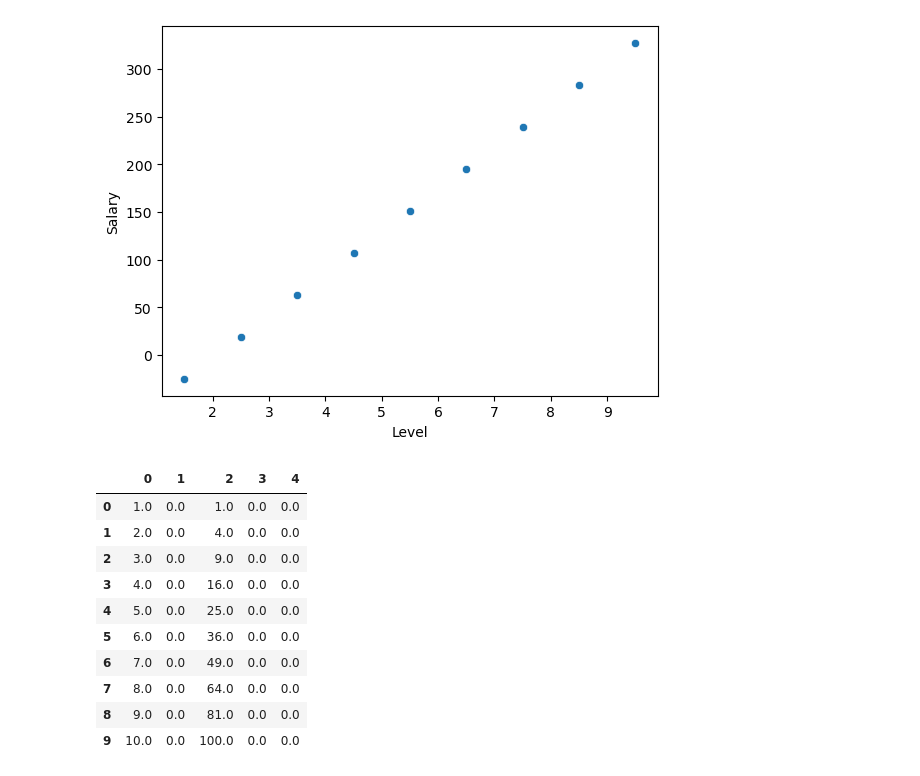
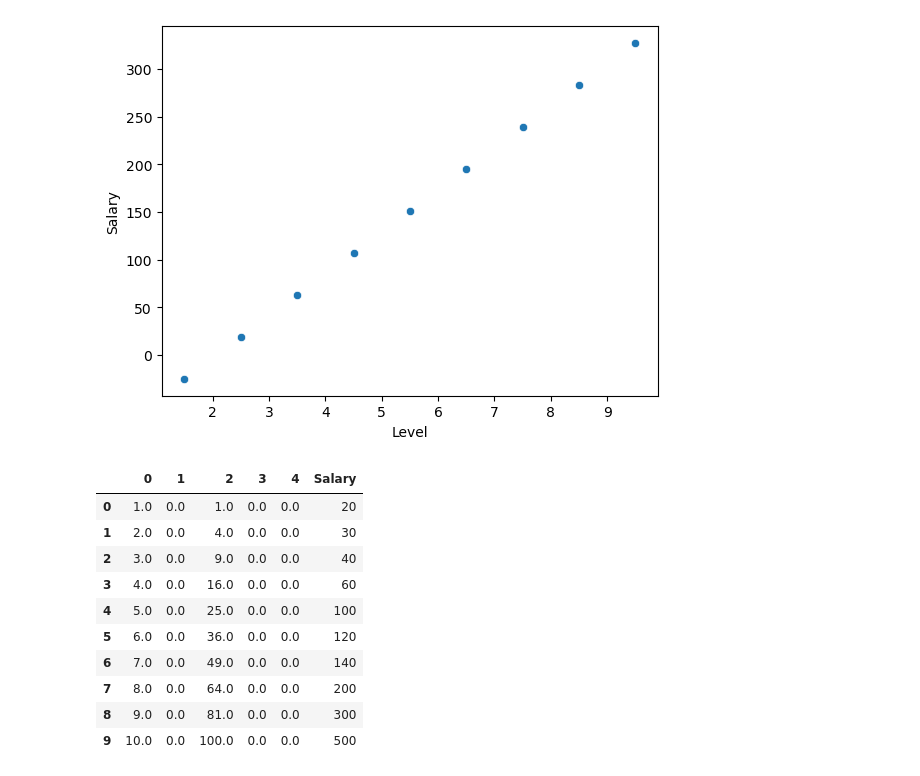
Before and after one commit to kcalliga/mydatasciencebook, a Jupyter notebook: Chapter2/PolynomialRegression.ipynb, the cells around one changed output. Cells and saved outputs as stored; diff of their text form; code cells hidden in the pictures.

```diff
--- a/Chapter2/PolynomialRegression.ipynb
+++ b/Chapter2/PolynomialRegression.ipynb
@@ -8,5 +8,5 @@ import matplotlib.pyplot as plt
 # For additional plotting stuff
 import seaborn as sns
 # %%
-data = pd.read_csv("PolynomialRegression1.csv")
+data_without_poly = pd.read_csv("PolynomialRegression1.csv")
 # %%
@@ -25,6 +25,6 @@ data
 | 9 | 10 | 0 | 500 |
 # %%
 # Split data into X and Y
-X = data.drop("Salary", axis=1)
-y = data["Salary"]
+X = data_without_poly.drop("Salary", axis=1)
+y = data_without_poly["Salary"]
 # %%
@@ -82,17 +80,5 @@ X_polynomial = polynomial.fit_transform(X)
 # %%
 # Polynomial transformation results in Numpy array.  Need to convert back to dataframe
-X_polynomial = pd.DataFrame(X_polynomial)
+data_with_poly = pd.DataFrame(data_with_polynomial)
 # %%
-X_polynomial
+data_with_poly["Salary"] = y
-# %% [output]
-|  | 0 | 1 | 2 | 3 | 4 |
-| 0 | 1.0 | 0.0 | 1.0 | 0.0 | 0.0 |
-| 1 | 2.0 | 0.0 | 4.0 | 0.0 | 0.0 |
-| 2 | 3.0 | 0.0 | 9.0 | 0.0 | 0.0 |
-| 3 | 4.0 | 0.0 | 16.0 | 0.0 | 0.0 |
-| 4 | 5.0 | 0.0 | 25.0 | 0.0 | 0.0 |
-| 5 | 6.0 | 0.0 | 36.0 | 0.0 | 0.0 |
-| 6 | 7.0 | 0.0 | 49.0 | 0.0 | 0.0 |
-| 7 | 8.0 | 0.0 | 64.0 | 0.0 | 0.0 |
-| 8 | 9.0 | 0.0 | 81.0 | 0.0 | 0.0 |
-| 9 | 10.0 | 0.0 | 100.0 | 0.0 | 0.0 |
@@ -100,0 +85,14 @@ polynomial_prediction = data_new.drop(["Salary"], axis=1)
+# %%
+data_with_poly
+# %% [output]
+|  | 0 | 1 | 2 | 3 | 4 | Salary |
+| 0 | 1.0 | 0.0 | 1.0 | 0.0 | 0.0 | 20 |
+| 1 | 2.0 | 0.0 | 4.0 | 0.0 | 0.0 | 30 |
+| 2 | 3.0 | 0.0 | 9.0 | 0.0 | 0.0 | 40 |
+| 3 | 4.0 | 0.0 | 16.0 | 0.0 | 0.0 | 60 |
+| 4 | 5.0 | 0.0 | 25.0 | 0.0 | 0.0 | 100 |
+| 5 | 6.0 | 0.0 | 36.0 | 0.0 | 0.0 | 120 |
+| 6 | 7.0 | 0.0 | 49.0 | 0.0 | 0.0 | 140 |
+| 7 | 8.0 | 0.0 | 64.0 | 0.0 | 0.0 | 200 |
+| 8 | 9.0 | 0.0 | 81.0 | 0.0 | 0.0 | 300 |
+| 9 | 10.0 | 0.0 | 100.0 | 0.0 | 0.0 | 500 |
```
Also changed, not shown: parts of 24 cells of this notebook.
